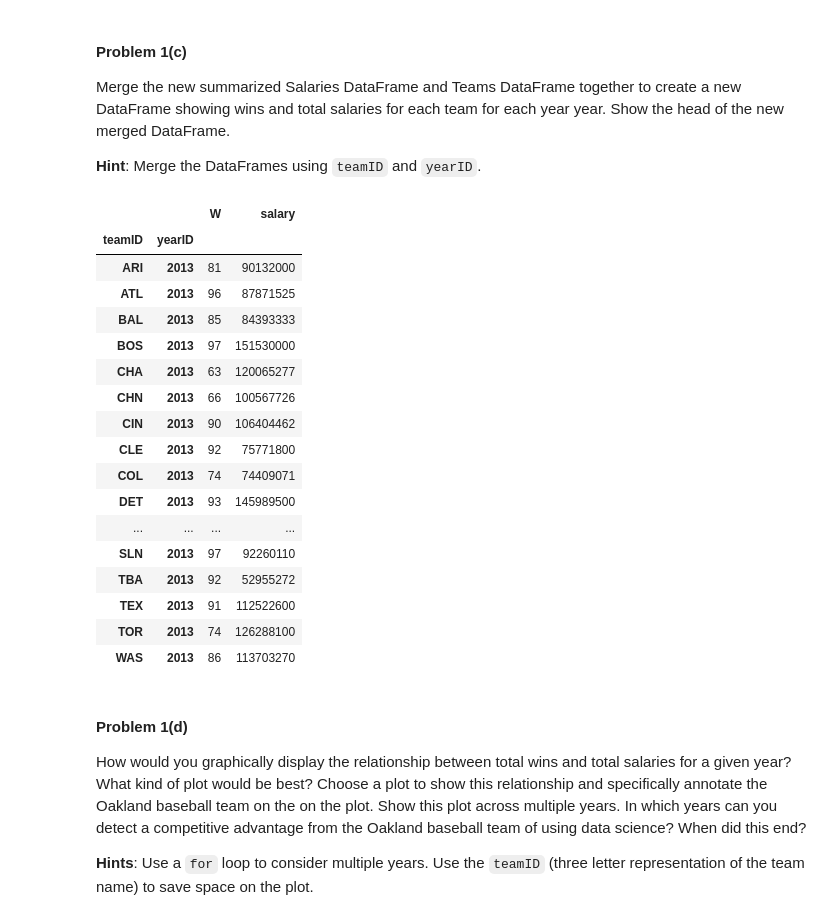
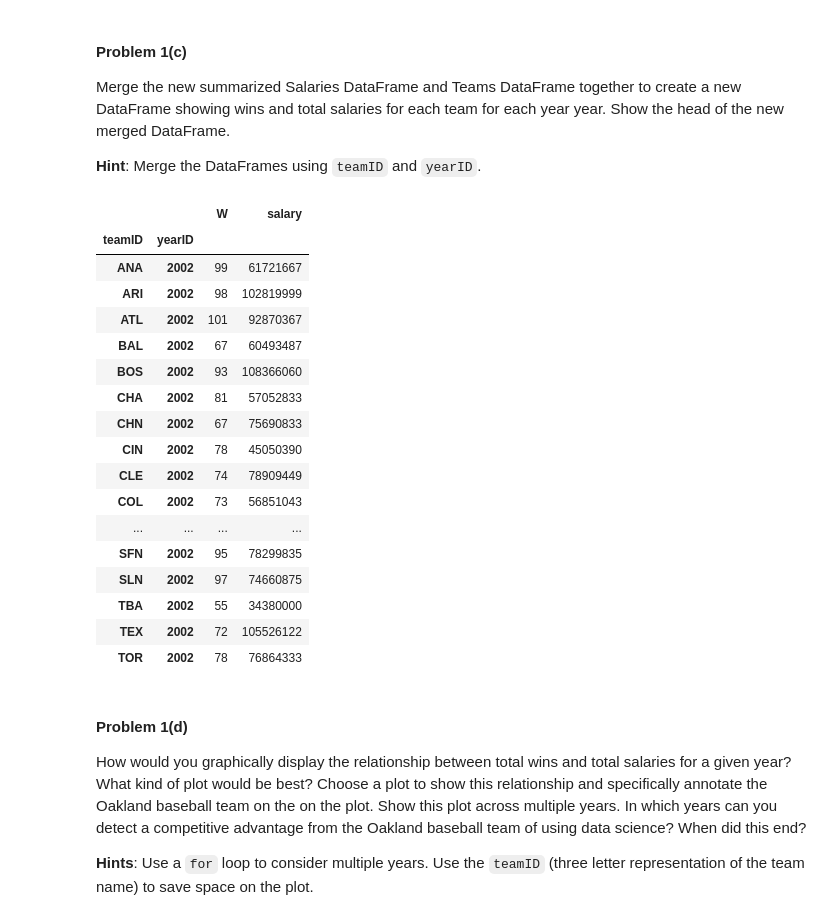
Before and after one commit to bwainstock/cs109, a Jupyter notebook: hw/HW1/HW1.ipynb, the cells around one changed output. Saved outputs shown, nothing was run; the diff lists cells and outputs as text; code cells hidden in the pictures.

```diff
--- a/hw/HW1/HW1.ipynb
+++ b/hw/HW1/HW1.ipynb
@@ -125,31 +125,31 @@ showing wins and total salaries for each team for each year year. Show the head
 # %%
 #wins_total_salaries_per_team = pd.merge(salary_by_team, teams, on=['teamID', 'yearID'])
 shared_index = ['teamID', 'yearID']
 new_columns = ['W', 'salary']
 wins_salaries_by_team = pd.merge(salary_by_team.reset_index(), teams, on=shared_index, how='inner').set_index(shared_index)[new_columns]
 wins_salaries_by_team.index.levels
 wins_salaries_by_team.head()
-sample = wins_salaries_by_team.loc[(wins_salaries_by_team.index.get_level_values('yearID')==year)]
+sample = wins_salaries_by_team.loc[(wins_salaries_by_team.index.get_level_values('yearID')==2002)]
 sample
 # %% [output]
 |  |  | W | salary |
 | teamID | yearID |  |  |
-| ARI | 2013 | 81 | 90132000 |
-| ATL | 2013 | 96 | 87871525 |
-| BAL | 2013 | 85 | 84393333 |
-| BOS | 2013 | 97 | 151530000 |
-| CHA | 2013 | 63 | 120065277 |
-| CHN | 2013 | 66 | 100567726 |
-| CIN | 2013 | 90 | 106404462 |
-| CLE | 2013 | 92 | 75771800 |
-| COL | 2013 | 74 | 74409071 |
-| DET | 2013 | 93 | 145989500 |
+| ANA | 2002 | 99 | 61721667 |
+| ARI | 2002 | 98 | 102819999 |
+| ATL | 2002 | 101 | 92870367 |
+| BAL | 2002 | 67 | 60493487 |
+| BOS | 2002 | 93 | 108366060 |
+| CHA | 2002 | 81 | 57052833 |
+| CHN | 2002 | 67 | 75690833 |
+| CIN | 2002 | 78 | 45050390 |
+| CLE | 2002 | 74 | 78909449 |
+| COL | 2002 | 73 | 56851043 |
 | ... | ... | ... | ... |
-| SLN | 2013 | 97 | 92260110 |
-| TBA | 2013 | 92 | 52955272 |
-| TEX | 2013 | 91 | 112522600 |
-| TOR | 2013 | 74 | 126288100 |
-| WAS | 2013 | 86 | 113703270 |
+| SFN | 2002 | 95 | 78299835 |
+| SLN | 2002 | 97 | 74660875 |
+| TBA | 2002 | 55 | 34380000 |
+| TEX | 2002 | 72 | 105526122 |
+| TOR | 2002 | 78 | 76864333 |
 # %% [markdown]
 #### Problem 1(d)
 
```
Also changed, not shown: parts of 7 cells of this notebook, 1 other file.
